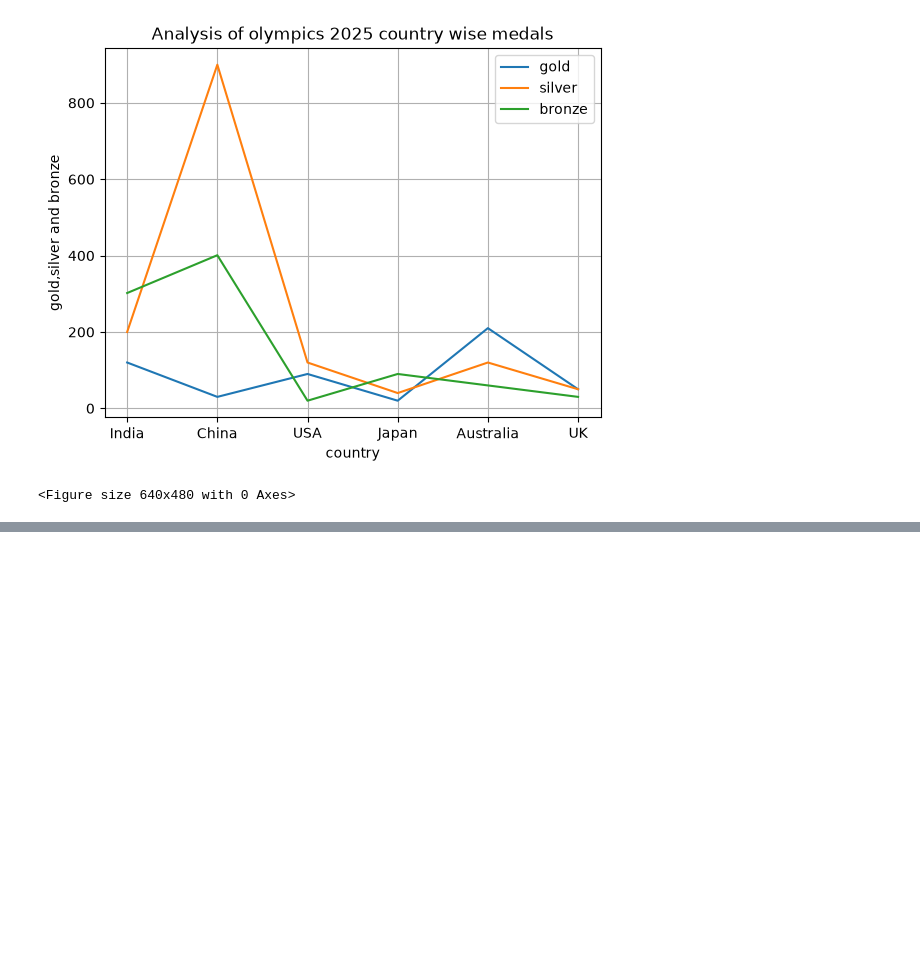
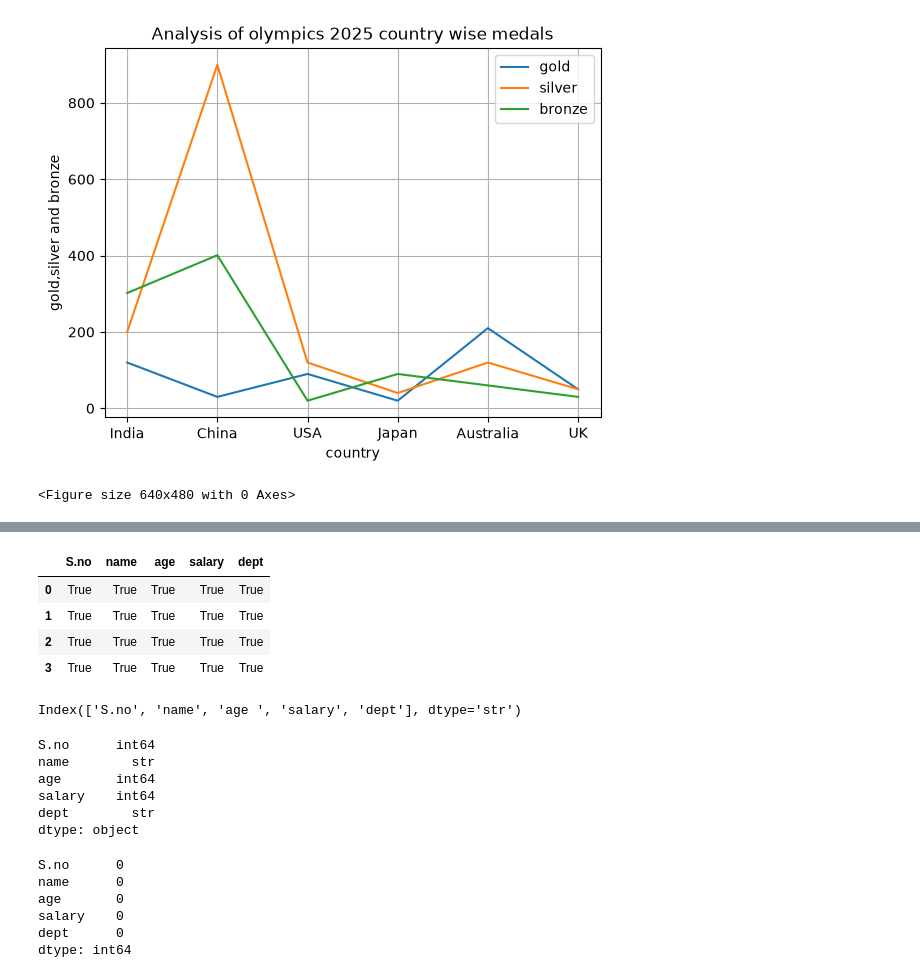
Before and after one commit to maheshkesineni/Data-analytics, a Jupyter notebook: python projects/ python analytics.ipynb, the cells around one changed output, grey strips where cells are left out. Cells and saved outputs as stored; diff of their text form; code cells hidden in the pictures; blank space fills up the shorter version.

```diff
--- a/python projects/ python analytics.ipynb
+++ b/python projects/ python analytics.ipynb
@@ -157,0 +221,30 @@ plt.savefig("Analysis of olympics 2025 country wise medals.jpg")
+# %%
+df.notnull()
+# %% [output]
+|  | S.no | name | age | salary | dept |
+| 0 | True | True | True | True | True |
+| 1 | True | True | True | True | True |
+| 2 | True | True | True | True | True |
+| 3 | True | True | True | True | True |
+# %%
+df.columns
+# %% [output]
+Index(['S.no', 'name', 'age ', 'salary', 'dept'], dtype='str')
+# %%
+df.dtypes
+# %% [output]
+S.no      int64
+name        str
+age       int64
+salary    int64
+dept        str
+dtype: object
+# %%
+df.isnull().sum()
+# %% [output]
+S.no      0
+name      0
+age       0
+salary    0
+dept      0
+dtype: int64
```
Also changed, not shown: parts of 8 cells of this notebook, 17 other files.
